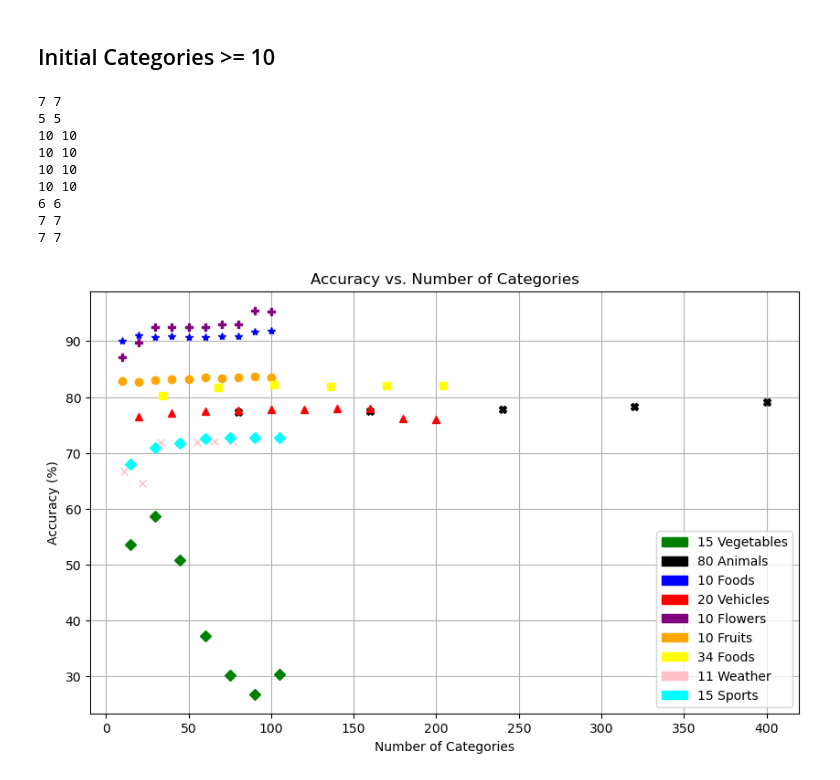
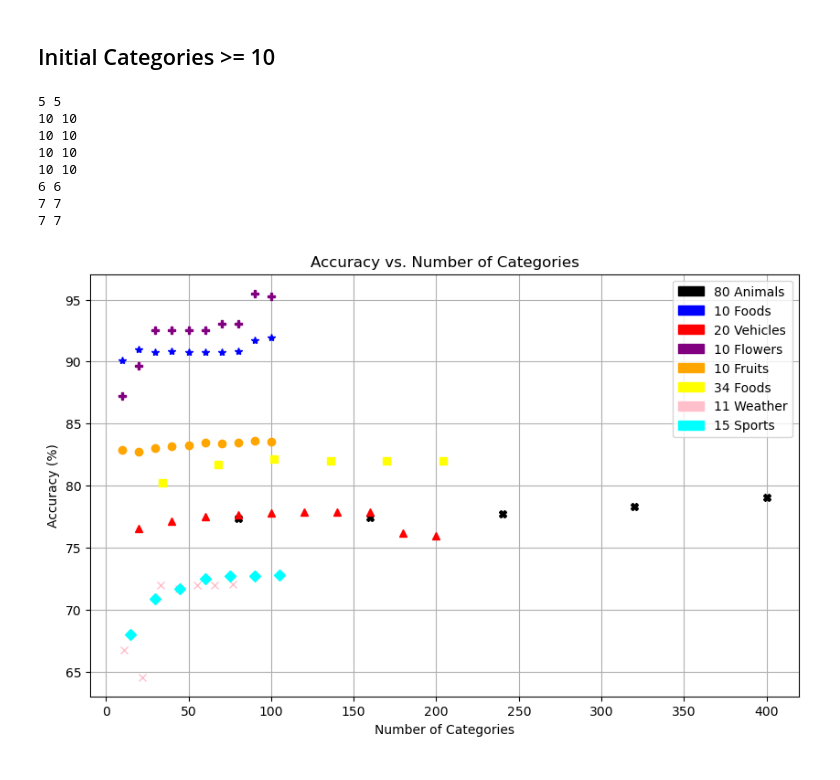
Before and after one commit to anthony-lamelas/CLIP_category_singularity, a Jupyter notebook: Tested_Datasets_and_Graphing/Analysis_Without_ImagePicture_Of.ipynb, the cells around one changed output. Cells and saved outputs as stored; diff of their text form; code cells hidden in the pictures.

```diff
--- a/Tested_Datasets_and_Graphing/Analysis_Without_ImagePicture_Of.ipynb
+++ b/Tested_Datasets_and_Graphing/Analysis_Without_ImagePicture_Of.ipynb
@@ -4331,7 +4330,7 @@ plt.grid()
 plt.legend()
 
 #Calling function
-append_accuracies(veg_counts,"Vegetables15", "green", "D")
+# append_accuracies(veg_counts,"Vegetables15", "green", "D")
 append_accuracies(animal80_counts,"Animal80", "black", "X")
 append_accuracies(food10_counts, "food10", "blue", "*" )
 append_accuracies(v20_counts,"Vehicle20", "red", "^")
@@ -4341,34 +4340,33 @@ append_accuracies(food34_counts, "food34", "yellow", "s")
 append_accuracies(weather11_counts, "weather11", "pink", "x")
 append_accuracies(sports15_counts, "sports15", "cyan", "D")
 
 
-veg_patch = mpatches.Patch(color='green', label='15 Vegetables')
+# veg_patch = mpatches.Patch(color='green', label='15 Vegetables')
 a80_patch = mpatches.Patch(color='black', label='80 Animals')
 f10_patch = mpatches.Patch(color = 'blue', label='10 Foods')
 v20_patch = mpatches.Patch(color = 'red', label='20 Vehicles')
 fl10_patch = mpatches.Patch(color = 'purple', label='10 Flowers')
 fruits10_patch = mpatches.Patch(color = 'orange', label='10 Fruits')
 food34_patch = mpatches.Patch(color = 'yellow', label='34 Foods')
 weather11_patch = mpatches.Patch(color = 'pink', label='11 Weather')
 sports15_patch = mpatches.Patch(color = 'cyan', label='15 Sports')
 
-plt.legend(handles=[veg_patch, a80_patch, f10_patch, v20_patch, fl10_patch,
+plt.legend(handles=[a80_patch, f10_patch, v20_patch, fl10_patch,
                     fruits10_patch, food34_patch, weather11_patch, sports15_patch])
 
 #Axis ranges
 
 # plt.xlim(0, 80)
 # plt.ylim(0, 100)
 
 plt.show()
 # %% [output]
-7 7
 5 5
 10 10
 10 10
 10 10
 10 10
 6 6
 7 7
 7 7
-[figure, old version]
+[figure, new version]
```
Also changed, not shown: parts of 2 cells of this notebook, 14 other files.
